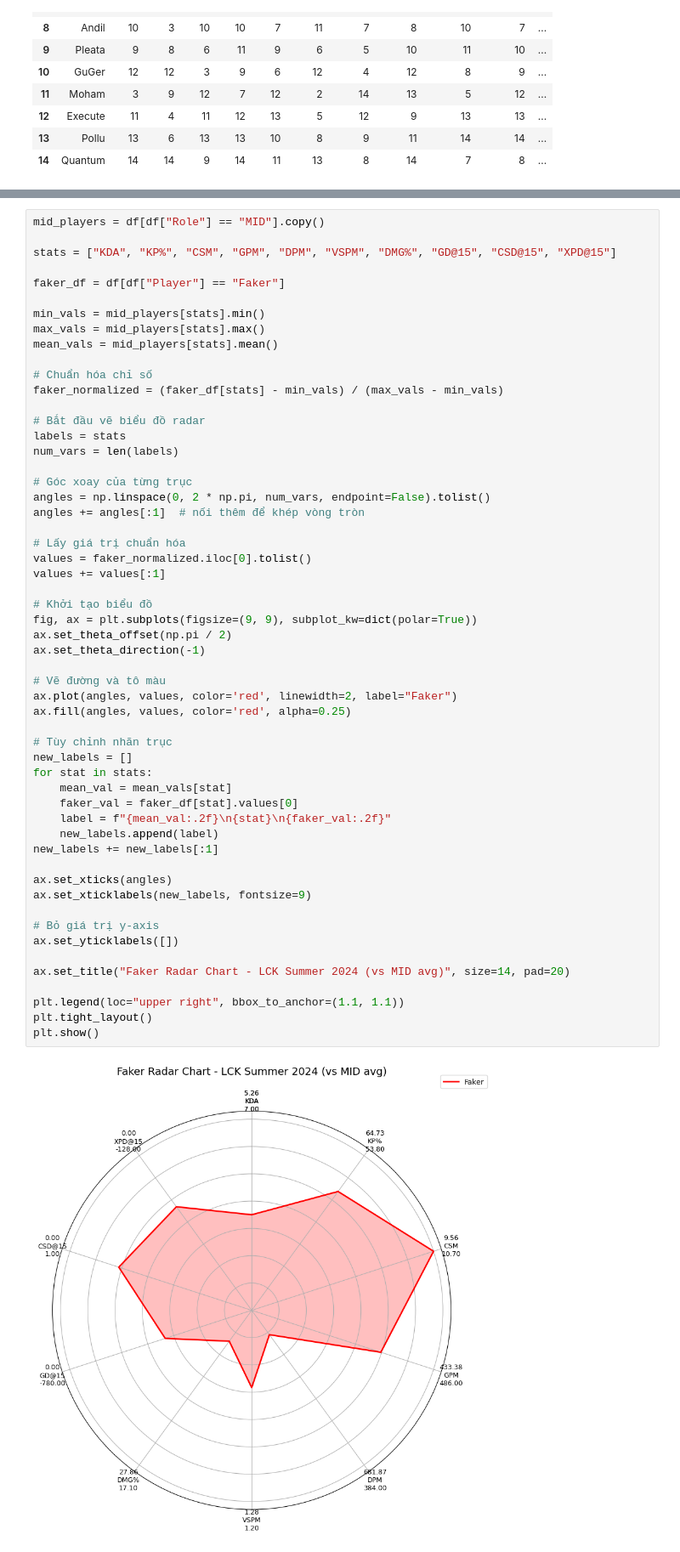
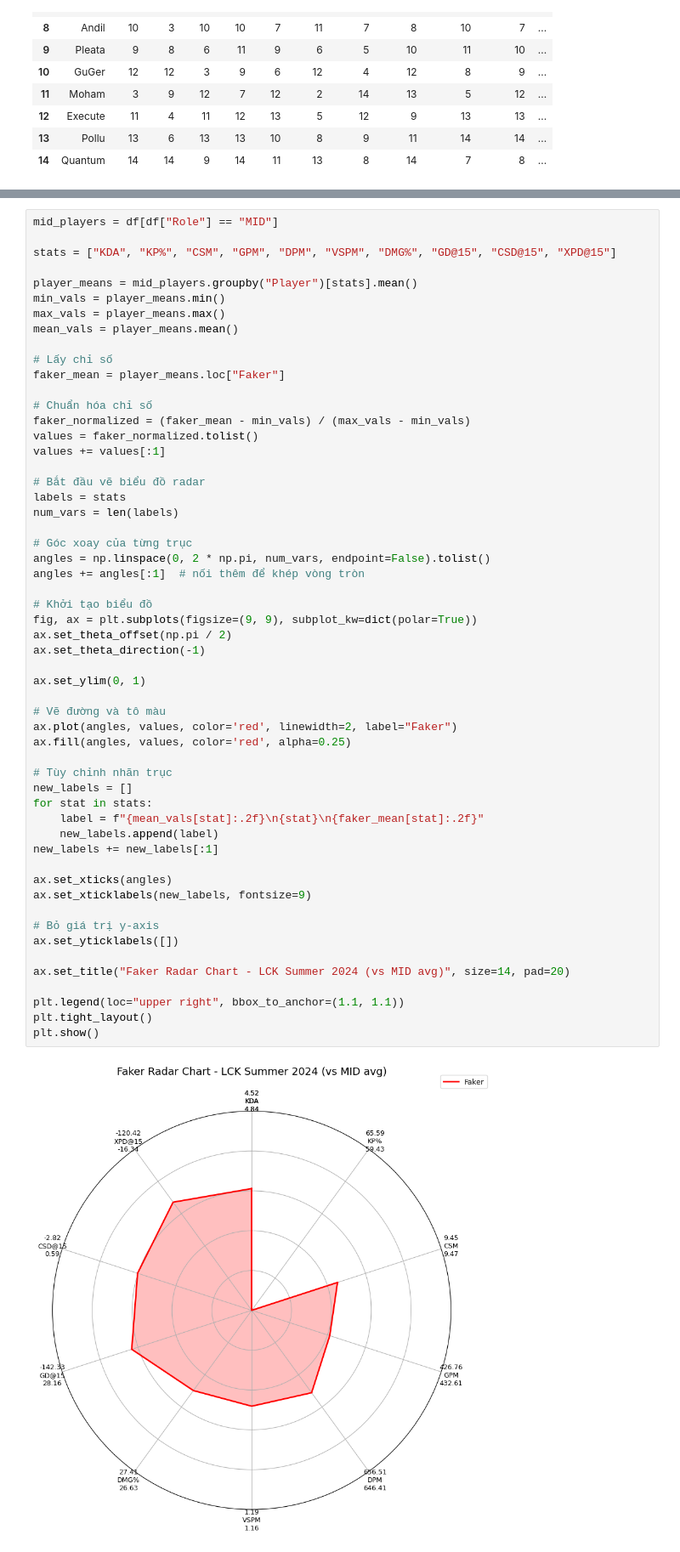
Before and after one commit to NguyenDung0210/LCK_Data_Analysis, a Jupyter notebook: analyze.ipynb, the cells around one changed output, grey strips where cells are left out. Shown at 85% size. Saved outputs shown, nothing was run; the diff lists cells and outputs as text.

```diff
--- a/analyze.ipynb
+++ b/analyze.ipynb
@@ -678,16 +694,20 @@ rank_df.style.format({"Avg Rank": "{:.2f}"}).set_properties(**{'text-align': 'ce
 # %%
-mid_players = df[df["Role"] == "MID"].copy()
+mid_players = df[df["Role"] == "MID"]
 
 stats = ["KDA", "KP%", "CSM", "GPM", "DPM", "VSPM", "DMG%", "GD@15", "CSD@15", "XPD@15"]
 
-faker_df = df[df["Player"] == "Faker"]
+player_means = mid_players.groupby("Player")[stats].mean()
+min_vals = player_means.min()
+max_vals = player_means.max()
+mean_vals = player_means.mean()
 
-min_vals = mid_players[stats].min()
-max_vals = mid_players[stats].max()
-mean_vals = mid_players[stats].mean()
+# Lấy chỉ số
+faker_mean = player_means.loc["Faker"]
 
 # Chuẩn hóa chỉ số
-faker_normalized = (faker_df[stats] - min_vals) / (max_vals - min_vals)
+faker_normalized = (faker_mean - min_vals) / (max_vals - min_vals)
+values = faker_normalized.tolist()
+values += values[:1]
 
 # Bắt đầu vẽ biểu đồ radar
 labels = stats
@@ -697,38 +717,34 @@ num_vars = len(labels)
 angles = np.linspace(0, 2 * np.pi, num_vars, endpoint=False).tolist()
 angles += angles[:1]  # nối thêm để khép vòng tròn
 
-# Lấy giá trị chuẩn hóa
-values = faker_normalized.iloc[0].tolist()
-values += values[:1]
-
 # Khởi tạo biểu đồ
 fig, ax = plt.subplots(figsize=(9, 9), subplot_kw=dict(polar=True))
 ax.set_theta_offset(np.pi / 2)
 ax.set_theta_direction(-1)
+
+ax.set_ylim(0, 1)
 
 # Vẽ đường và tô màu
 ax.plot(angles, values, color='red', linewidth=2, label="Faker")
 ax.fill(angles, values, color='red', alpha=0.25)
 
 # Tùy chỉnh nhãn trục
 new_labels = []
 for stat in stats:
-    mean_val = mean_vals[stat]
-    faker_val = faker_df[stat].values[0]
-    label = f"{mean_val:.2f}\n{stat}\n{faker_val:.2f}"
+    label = f"{mean_vals[stat]:.2f}\n{stat}\n{faker_mean[stat]:.2f}"
     new_labels.append(label)
 new_labels += new_labels[:1]
 
 ax.set_xticks(angles)
 ax.set_xticklabels(new_labels, fontsize=9)
 
 # Bỏ giá trị y-axis
 ax.set_yticklabels([])
 
 ax.set_title("Faker Radar Chart - LCK Summer 2024 (vs MID avg)", size=14, pad=20)
 
 plt.legend(loc="upper right", bbox_to_anchor=(1.1, 1.1))
 plt.tight_layout()
 plt.show()
 # %% [output]
-[figure, old version]
+[figure, new version]
```
Also changed, not shown: parts of 3 cells of this notebook.
